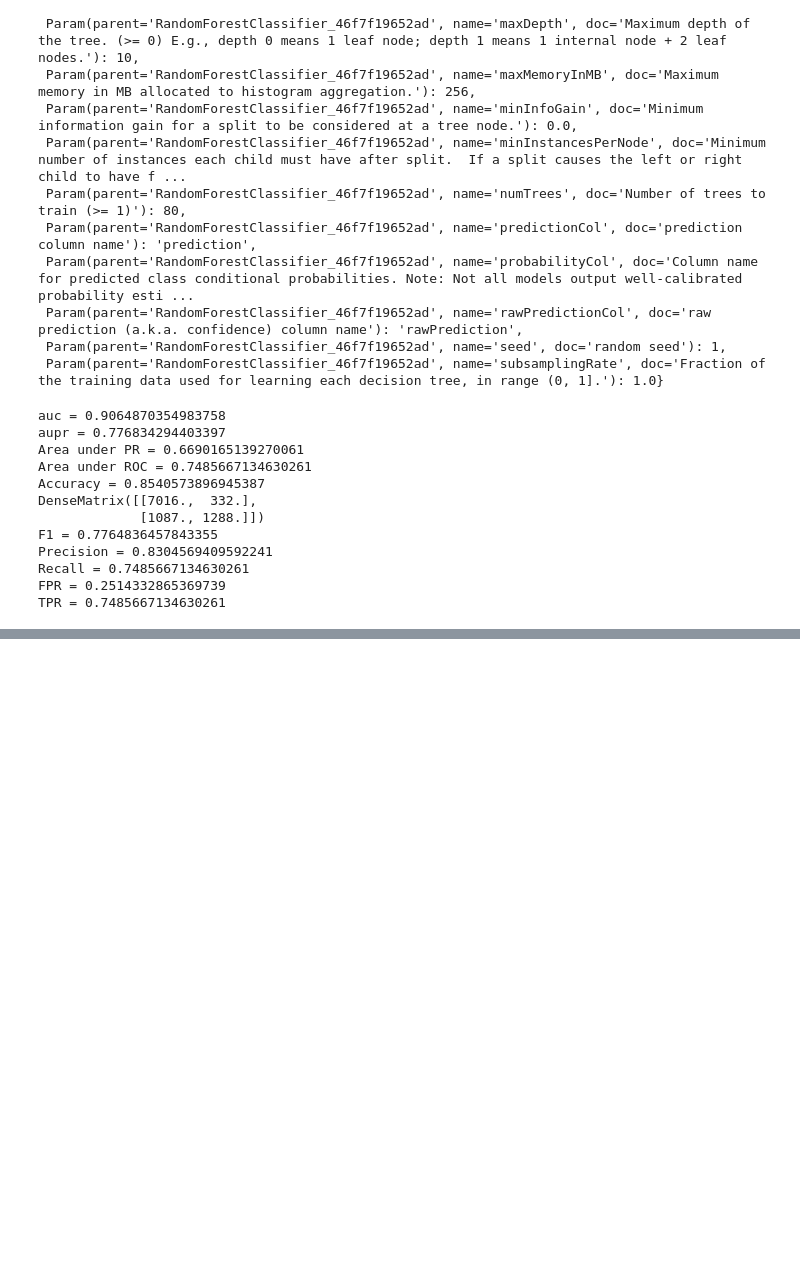
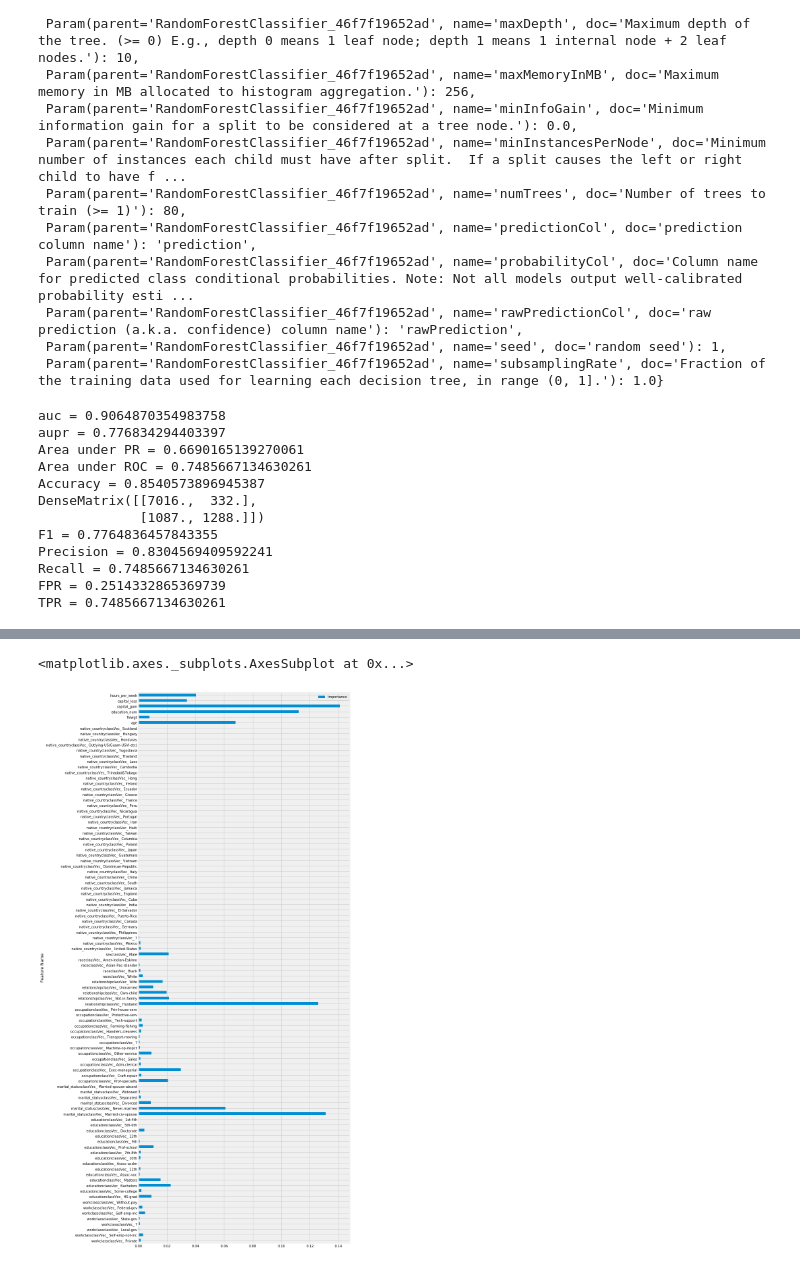
Before and after one commit to sv650s/springboard, a Jupyter notebook: aic-9_3_7-scalable-ml-with-SparkML-mini-project/Spark ML Mini-Project.ipynb, the cells around one changed output, grey strips where cells are left out. Saved outputs shown, nothing was run; the diff lists cells and outputs as text; code cells hidden in the pictures; blank space fills up the shorter version.

```diff
--- a/aic-9_3_7-scalable-ml-with-SparkML-mini-project/Spark ML Mini-Project.ipynb
+++ b/aic-9_3_7-scalable-ml-with-SparkML-mini-project/Spark ML Mini-Project.ipynb
@@ -1024,0 +1055,3 @@ AttributeError: 'RandomForestClassificationModel' object has no attribute 'coeff
+# %%
+rfFeatureImportance = pd.DataFrame(rfCvModel.bestModel.featureImportances.toArray()).rename({0: "Importance"}, axis='columns')
+rfFeatureImportance.describe()
@@ -1024,0 +1068,6 @@ AttributeError: 'RandomForestClassificationModel' object has no attribute 'coeff
+# %%
+# get feature names so we can merge with the feature importance for RF
+attrs_df = pd.DataFrame(attrs.items()).sort_values(0).set_index(0).rename({1: "Feature Name"}, axis='columns')
+# %%
+rfFeatures = attrs_df.join(rfFeatureImportance)
+rfFeatures
@@ -1024,0 +1104,6 @@ AttributeError: 'RandomForestClassificationModel' object has no attribute 'coeff
+# %%
+f, a = plt.subplots(1, 1, figsize=(10, 30))
+rfFeatures.plot(kind='barh', y="Importance", x="Feature Name", ax=a)
+# %% [output]
+<matplotlib.axes._subplots.AxesSubplot at 0x...>
+[figure, added]
```
Also changed, not shown: parts of 8 cells of this notebook, 9 other files.
